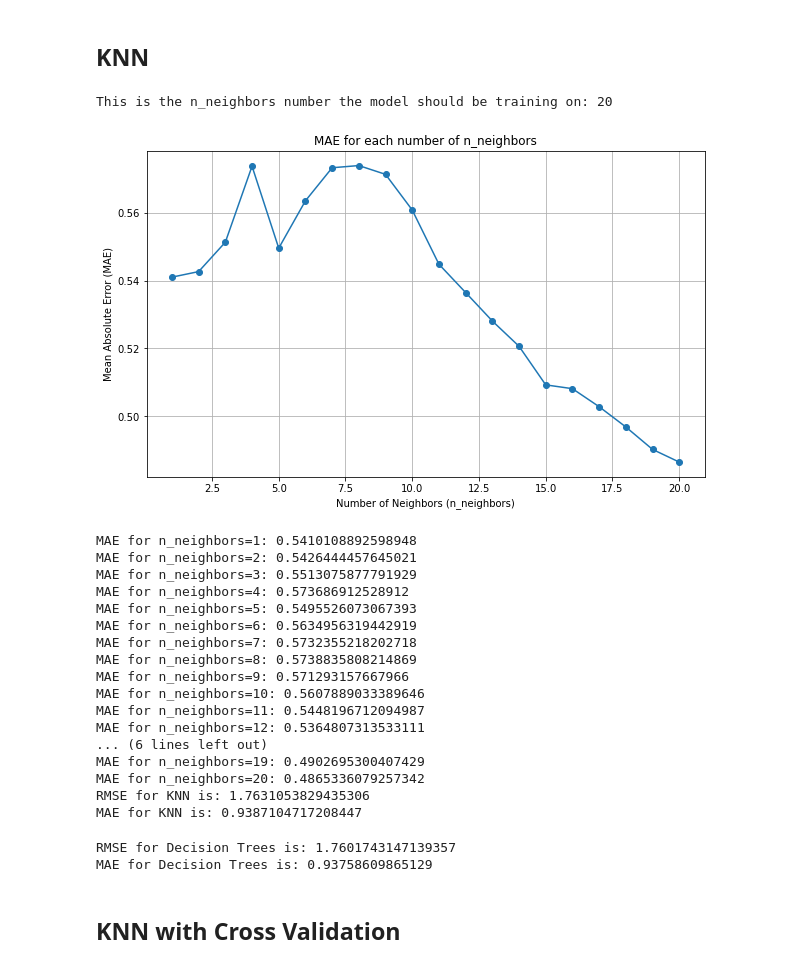
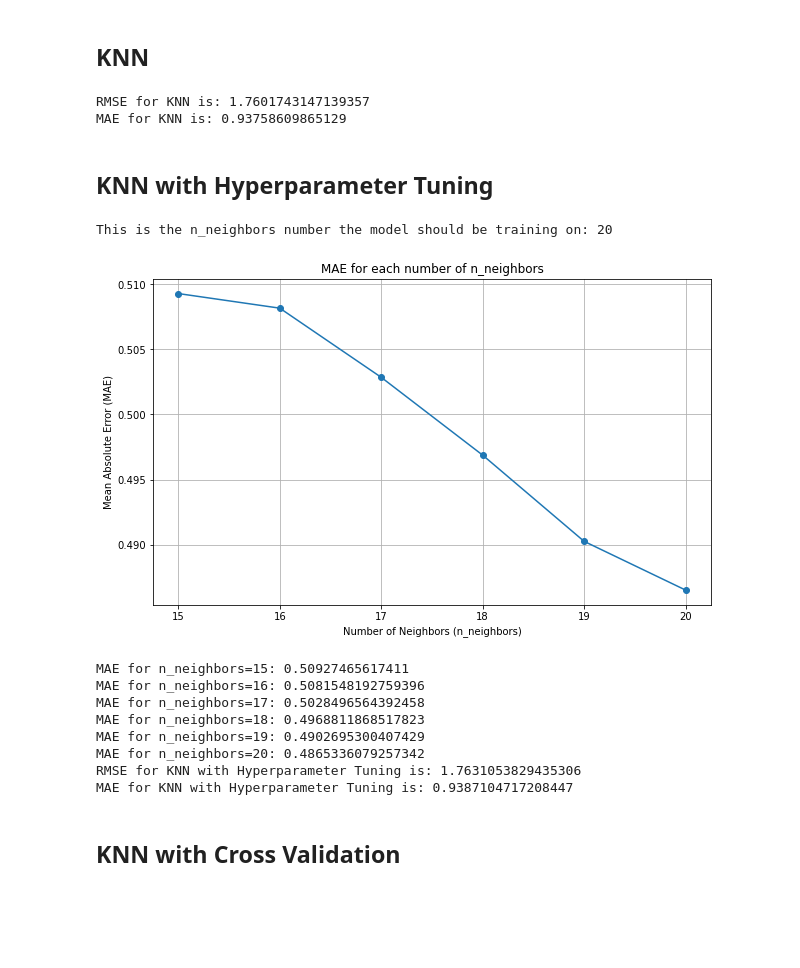
Before and after one commit to UCSolarCarTeam/ML-Telemetry, a Jupyter notebook: analysis/furtherModelTesting.ipynb, the cells around one changed output. Cells and saved outputs as stored; diff of their text form; code cells hidden in the pictures; blank space fills up the shorter version.

Commit message:
refactored with baseline model too

```diff
--- a/analysis/furtherModelTesting.ipynb
+++ b/analysis/furtherModelTesting.ipynb
@@ -6,6 +6,7 @@ As explained in baselineModelTesting.ipynb, we want to predict lap distance give
 # %%
 import pandas as pd
 import numpy as np
+import matplotlib.pyplot as plt
 from sklearn.neighbors import KNeighborsRegressor
 from sklearn.tree import DecisionTreeRegressor
 from sklearn.ensemble import RandomForestRegressor, GradientBoostingRegressor
@@ -13,8 +14,8 @@ from sklearn.metrics import mean_squared_error, mean_absolute_error, make_scorer
 from sklearn.model_selection import GridSearchCV, KFold, train_test_split
 
 #global variables for randomness seed and test size
-global_random_state = 69420
-global_test_size = 0.2
+GLOBAL_RANDOM_STATE = 69420
+GLOBAL_TEST_SIZE = 0.2
 
 # Drop useless columns
 packetTrainingDataPath="../training_data/Elysia.Laps.feather"
@@ -66,86 +67,68 @@ display(df) #should be 199x8
 199 rows × 8 columns
 # %% [markdown]
 ## KNN
+# %%
+X_train, X_test, y_train, y_test = train_test_split(X, y, test_size=GLOBAL_TEST_SIZE, random_state=GLOBAL_RANDOM_STATE)
+
+newKNN_model = KNeighborsRegressor(n_neighbors=5)
+newKNN_model.fit(X_train, y_train)
+
+y_pred_dt = newKNN_model.predict(X_test)
+
+rmse_newknn = np.sqrt(mean_squared_error(y_test, y_pred_dt))
+mae_newknn = mean_absolute_error(y_test, y_pred_dt)
+
+print(f"RMSE for KNN is: {rmse_newknn}")
+print(f"MAE for KNN is: {mae_newknn}")
+# %% [output]
+RMSE for KNN is: 1.7601743147139357
+MAE for KNN is: 0.93758609865129
+# %% [markdown]
+## KNN with Hyperparameter Tuning
 # %%
-#HYPERPARAMTER TUNING FOR KNN
-from sklearn.model_selection import GridSearchCV
-
-#split into training and test sets
-X_train, X_test, y_train, y_test = train_test_split(X, y, test_size=global_test_size, random_state=global_random_state)
-
-#train the model with KNN
-#knn_model = KNeighborsRegressor(n_neighbors=5)
 # Define the parameter grid
-param_grid = {'n_neighbors': range(1, 21)}
+param_grid = {'n_neighbors': range(15, 21)} #lower limit of 15 because according to the plot before, MAE for n_neighbors<15 was pretty bad
 
 # Use GridSearchCV to find the best number of neighbors
 grid_search = GridSearchCV(KNeighborsRegressor(), param_grid, scoring='neg_mean_absolute_error', cv=5)
 grid_search.fit(X_train, y_train)
 
 # Set the best number of neighbors
 knn_model = KNeighborsRegressor(n_neighbors=grid_search.best_params_['n_neighbors'])
 print(f"This is the n_neighbors number the model should be training on: {grid_search.best_params_['n_neighbors']}")
 knn_model.fit(X_train, y_train)
-import matplotlib.pyplot as plt
 
 # Plot the MAE for each number of n_neighbors
 plt.figure(figsize=(10, 6))
 plt.plot(param_grid['n_neighbors'], -grid_search.cv_results_['mean_test_score'], marker='o')
 plt.xlabel('Number of Neighbors (n_neighbors)')
 plt.ylabel('Mean Absolute Error (MAE)')
 plt.title('MAE for each number of n_neighbors')
 plt.grid(True)
 plt.show()
 
 mae_scores = -grid_search.cv_results_['mean_test_score']
 for n, mae in zip(param_grid['n_neighbors'], mae_scores):
     print(f"MAE for n_neighbors={n}: {mae}")
 
-#get predictions on the test data
 y_pred_knn = knn_model.predict(X_test)
 
-#evaluate using RMSE and MAE
 rmse_knn = np.sqrt(mean_squared_error(y_test, y_pred_knn))
 mae_knn = mean_absolute_error(y_test, y_pred_knn)
 
-print(f"RMSE for KNN is: {rmse_knn}")
-print(f"MAE for KNN is: {mae_knn}")
+print(f"RMSE for KNN with Hyperparameter Tuning is: {rmse_knn}")
+print(f"MAE for KNN with Hyperparameter Tuning is: {mae_knn}")
 # %% [output]
 This is the n_neighbors number the model should be training on: 20
-[figure, old version]
+[figure, new version]
-MAE for n_neighbors=1: 0.5410108892598948
-MAE for n_neighbors=2: 0.5426444457645021
-MAE for n_neighbors=3: 0.5513075877791929
-MAE for n_neighbors=4: 0.573686912528912
-MAE for n_neighbors=5: 0.5495526073067393
-MAE for n_neighbors=6: 0.5634956319442919
-MAE for n_neighbors=7: 0.5732355218202718
-MAE for n_neighbors=8: 0.5738835808214869
-MAE for n_neighbors=9: 0.571293157667966
-MAE for n_neighbors=10: 0.5607889033389646
-MAE for n_neighbors=11: 0.5448196712094987
-MAE for n_neighbors=12: 0.5364807313533111
-... (6 lines left out)
+MAE for n_neighbors=15: 0.50927465617411
+MAE for n_neighbors=16: 0.5081548192759396
+MAE for n_neighbors=17: 0.5028496564392458
+MAE for n_neighbors=18: 0.4968811868517823
 MAE for n_neighbors=19: 0.4902695300407429
 MAE for n_neighbors=20: 0.4865336079257342
-RMSE for KNN is: 1.7631053829435306
-MAE for KNN is: 0.9387104717208447
+RMSE for KNN with Hyperparameter Tuning is: 1.7631053829435306
+MAE for KNN with Hyperparameter Tuning is: 0.9387104717208447
-# %%
-X_train, X_test, y_train, y_test = train_test_split(X, y, test_size=global_test_size, random_state=global_random_state)
-
-newKNN_model = KNeighborsRegressor(n_neighbors=5)
-newKNN_model.fit(X_train, y_train)
-
-y_pred_dt = newKNN_model.predict(X_test)
-
-rmse_newknn = np.sqrt(mean_squared_error(y_test, y_pred_dt))
-mae_newknn = mean_absolute_error(y_test, y_pred_dt)
-
-print(f"RMSE for Decision Trees is: {rmse_newknn}")
-print(f"MAE for Decision Trees is: {mae_newknn}")
-# %% [output]
-RMSE for Decision Trees is: 1.7601743147139357
-MAE for Decision Trees is: 0.93758609865129
 # %% [markdown]
 ## KNN with Cross Validation
 # %%
```
Also changed, not shown: parts of 12 cells of this notebook, 1 other file.
